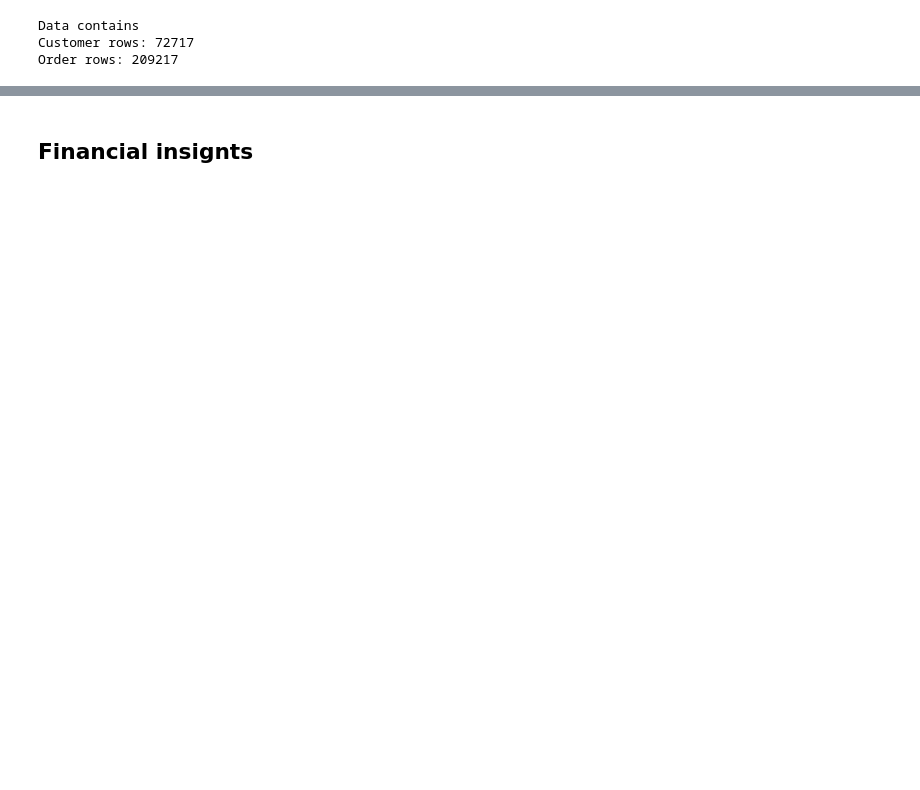
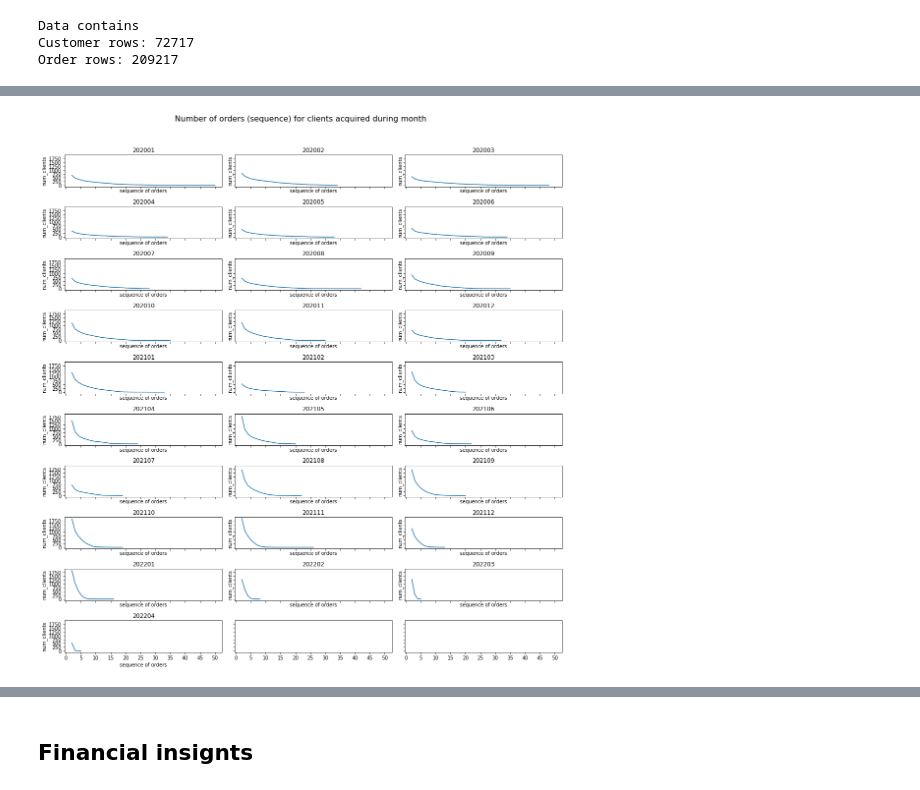
Before and after one commit to yurywallet/test_assignments, a Jupyter notebook: smalls/task_smalls.ipynb, the cells around one changed output, grey strips where cells are left out. Drawn from its saved outputs; the diff is of its cells as text; code cells hidden in the pictures; blank space fills up the shorter version.

```diff
--- a/smalls/task_smalls.ipynb
+++ b/smalls/task_smalls.ipynb
@@ -78 +241,7 @@ o_date_features=['ORDER_SEQUENCE', 'REVENUE', 'MARGIN']
+# %%
+# use only data from orders with data in customers table
+df_o=df_o.loc[df_o[cid].isin(customers)]
+# %%
+# sort by date
+df_o=df_o.sort_values([cid,oid,'ORDER_DATE']).copy()
 # %% [markdown]
@@ -93,0 +333,8 @@ Users that made order without Trial 378
+# %%
+# time since trial to cancel
+tmp_cancelled=tmp_cancelled.copy()
+tmp_cancelled['cancel_days']=tmp_cancelled[['TRIAL_WEEK_date','CANCELLATION_DATE_date']].apply(lambda x: date_time.dif_dates(x[0],x[1]), axis=1).copy()
+a=tmp_cancelled.loc[tmp_cancelled['cancel_days']<0].copy()
+print(a[[cid,'TRIAL_WEEK_date','CANCELLATION_DATE_date','CANCELLATION_REASON']])
+print('Problem with payment: fraudster (or card expired)')
+df_o.loc[(df_o[cid].isin(a[cid].tolist()))]
@@ -93,0 +350,5 @@ Users that made order without Trial 378
+# %%
+#remove strange data
+tmp_cancelled=tmp_cancelled.loc[~(tmp_cancelled[cid].isin(a[cid].tolist()))]
+df_c=df_c.loc[~(df_c[cid].isin(a[cid].tolist()))].copy()
+df_o=df_o.loc[~(df_o[cid].isin(a[cid].tolist()))].copy()
@@ -93,0 +522,45 @@ Users that made order without Trial 378
+# %%
+tmp=df_o.loc[(df_o['ORDER_TYPE']=='SUBSCRIPTION')].copy()
+tmp=pd.merge(tmp, df_c[[cid, 'TRIAL_WEEK_ym']], on=cid, how='left')
+tmptmp=tmp.groupby(['TRIAL_WEEK_ym','ORDER_SEQUENCE']).agg('size').reset_index()
+tmptmp.rename(columns={0:'num_orders'}, inplace=True)
+tmptmp['TRIAL_WEEK_ym_seq']=tmptmp.apply(lambda x: f"{x['TRIAL_WEEK_ym']}_{x['ORDER_SEQUENCE']}", axis=1)
+
+
+m=tmptmp['TRIAL_WEEK_ym'].unique().tolist()
+ym=a['num_orders'].max()
+
+
+
+lm=len(m)
+if lm%3==0:
+    r=lm//3
+else:
+    r=lm//3+1
+
+fig, axs = plt.subplots(r, 3, sharex='all', sharey='all',figsize=(15,15))
+rr=0
+cn=0
+mm=tmp['ORDER_SEQUENCE'].max()
+for c in m:
+    a=tmptmp.loc[tmptmp['TRIAL_WEEK_ym']==c].copy()
+    axs[rr,cn].plot(a['ORDER_SEQUENCE'],a['num_orders'], label=c)
+    axs[rr,cn].set_title(c)
+    axs[rr,cn].xaxis.set_ticks(np.arange(0, mm+5, 5))
+    axs[rr,cn].yaxis.set_ticks(np.arange(0, 2000, 250))
+    axs[rr,cn].set_ylabel('num_clients', fontsize=10)
+    axs[rr,cn].set_xlabel('sequence of orders', fontsize=10)
+
+    cn+=1
+    if cn==3:
+        cn=0
+        rr+=1
+#plt.xticks(rotation = 90) # Rotates X-Axis Ticks by 45-degrees
+# plt.legend(loc='upper center', bbox_to_anchor=(0.5, -0.05), ncol=10)
+
+fig.tight_layout()
+fig.suptitle('Number of orders (sequence) for clients acquired during month ', y=1.05, fontsize=16)
+plt.show()
+plt.close()
+# %% [output]
+[figure, added]
```
Also changed, not shown: parts of 54 cells of this notebook.
